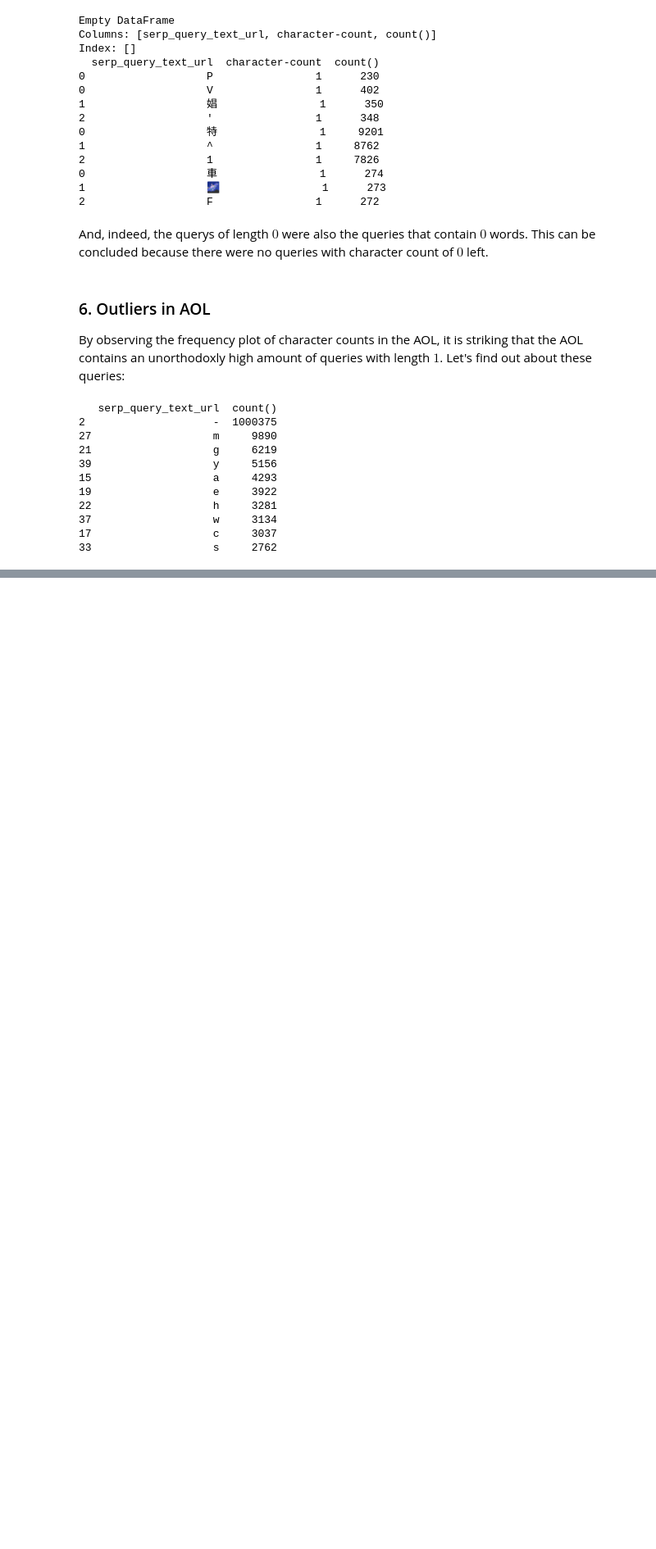
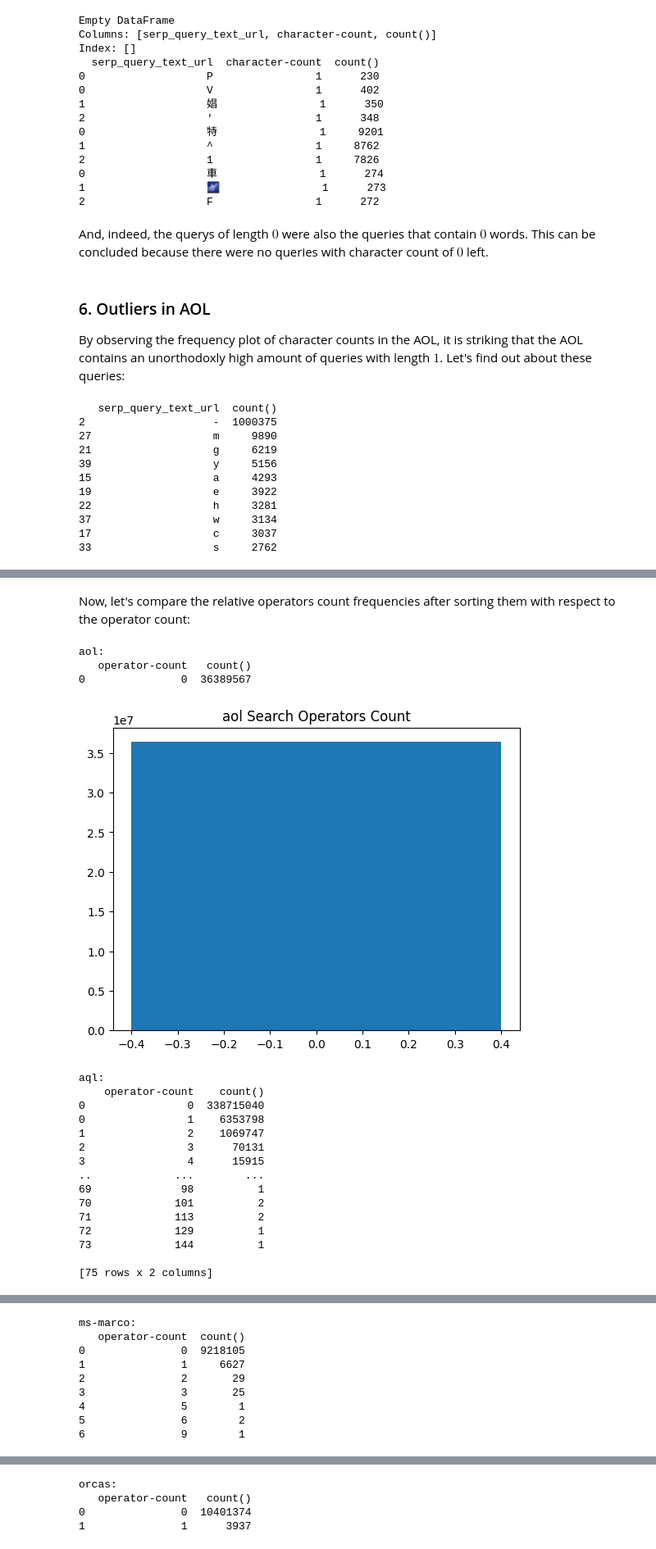
Before and after one commit to bnsch98/verifying-query-logs-from-unknown-sources, a Jupyter notebook: src/thesis_schneg/inspect_results.ipynb, the cells around one changed output, grey strips where cells are left out. Shown at 82% size. Saved outputs shown, nothing was run; the diff lists cells and outputs as text; code cells hidden in the pictures; blank space fills up the shorter version.

Commit message:
code: inspect search operators added, temporal analysis progressed

```diff
--- a/src/thesis_schneg/inspect_results.ipynb
+++ b/src/thesis_schneg/inspect_results.ipynb
@@ -405,0 +457,13 @@ print(result_data.sort_values(by='count()', ascending=False).head(10))
+# %%
+# sort operators by frequency and display the most frequent search operators
+sizes = {"aol": 36389567, "aql": 346310968, "ms-marco": 9224790, "orcas": 10405311}
+if dataset is None:
+    for dataset, data in result_data.items():
+        data = data.sort_values(by='count()', ascending=False)
+        data['relative-frequency-percent'] = round(100*data['count()'] / sizes[dataset],5)
+        print(f"{dataset}:\n{data}\n")
+else:
+    data = result_data[dataset]
+    data = data.sort_values(by='count()', ascending=False)
+    data['relative-frequency-percent'] = round(100*data['count()'] / sizes[dataset],5)
+    print(data)
@@ -405,0 +532,35 @@ print(result_data.sort_values(by='count()', ascending=False).head(10))
+# %% [markdown]
+Now, let's compare the relative operators count frequencies after sorting them with respect to the operator count:
+# %%
+import matplotlib.pyplot as plt
+for key, data in result_data.items():
+    data = data.sort_values(by='operator-count', ascending=True)
+    print(f"{key}:\n{data}")
+    x = data['operator-count'].to_list()
+    y = data['count()'].to_list()
+    plt.figure()
+    plt.bar(x[0:10], y[0:10])
+    plt.title(f"{key} Search Operators Count")
+    plt.show()
+    # data.plot(x='operator-count', y='count()', kind='bar', title=f"{key} Search Operators Count", xlim=(0, 10))
+    # plt.show()
+# %% [output]
+aol:
+   operator-count   count()
+0               0  36389567
+[figure, added]
+aql:
+    operator-count    count()
+0                0  338715040
+0                1    6353798
+1                2    1069747
+2                3      70131
+3                4      15915
+..             ...        ...
+69              98          1
+70             101          2
+71             113          2
+72             129          1
+73             144          1
+
+[75 rows x 2 columns]
@@ -405,0 +568,9 @@ print(result_data.sort_values(by='count()', ascending=False).head(10))
+ms-marco:
+   operator-count  count()
+0               0  9218105
+1               1     6627
+2               2       29
+3               3       25
+4               5        1
+5               6        2
+6               9        1
@@ -405,0 +578,4 @@ print(result_data.sort_values(by='count()', ascending=False).head(10))
+orcas:
+   operator-count   count()
+0               0  10401374
+1               1      3937
```
Also changed, not shown: parts of 8 cells of this notebook, 5 other files.
